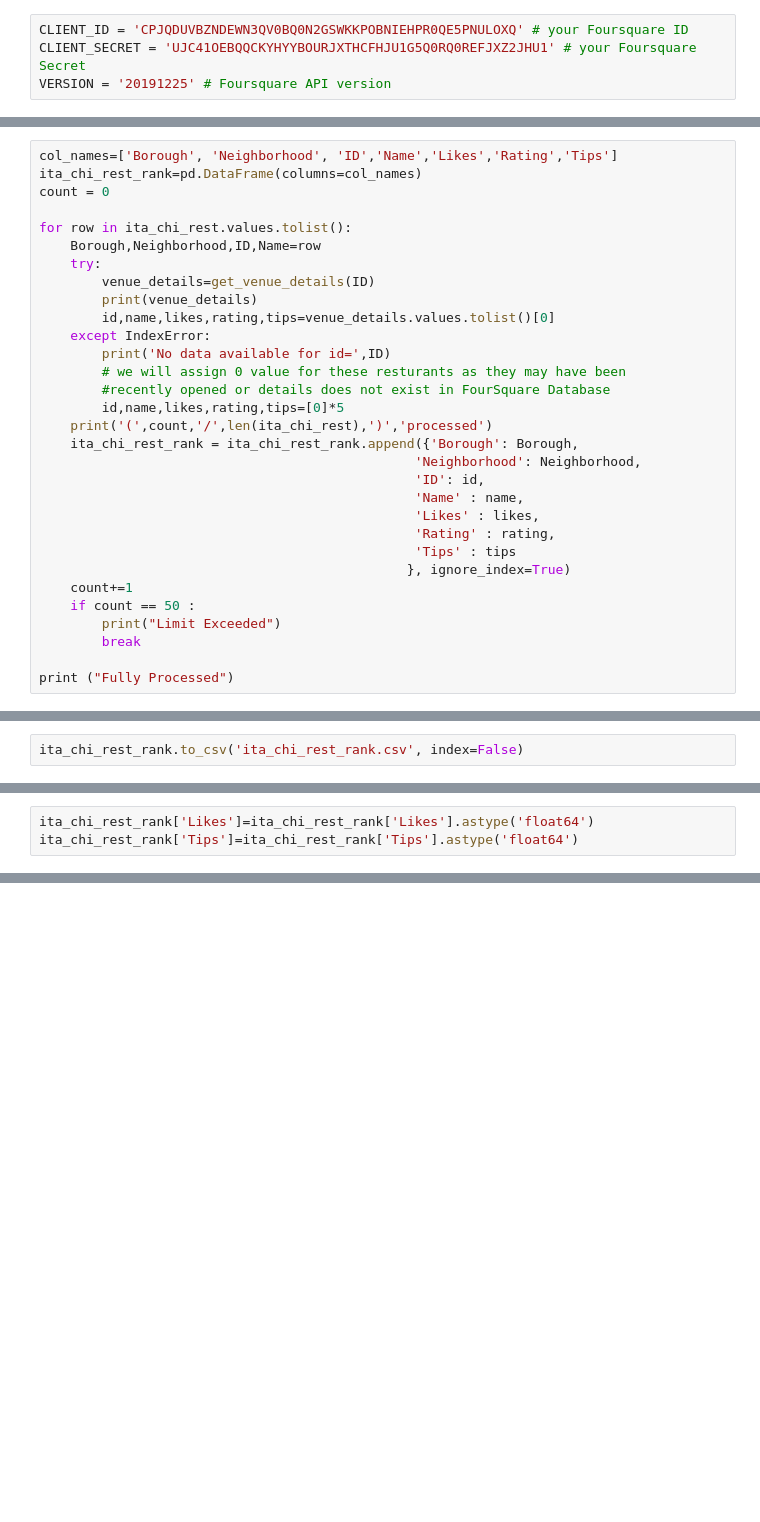
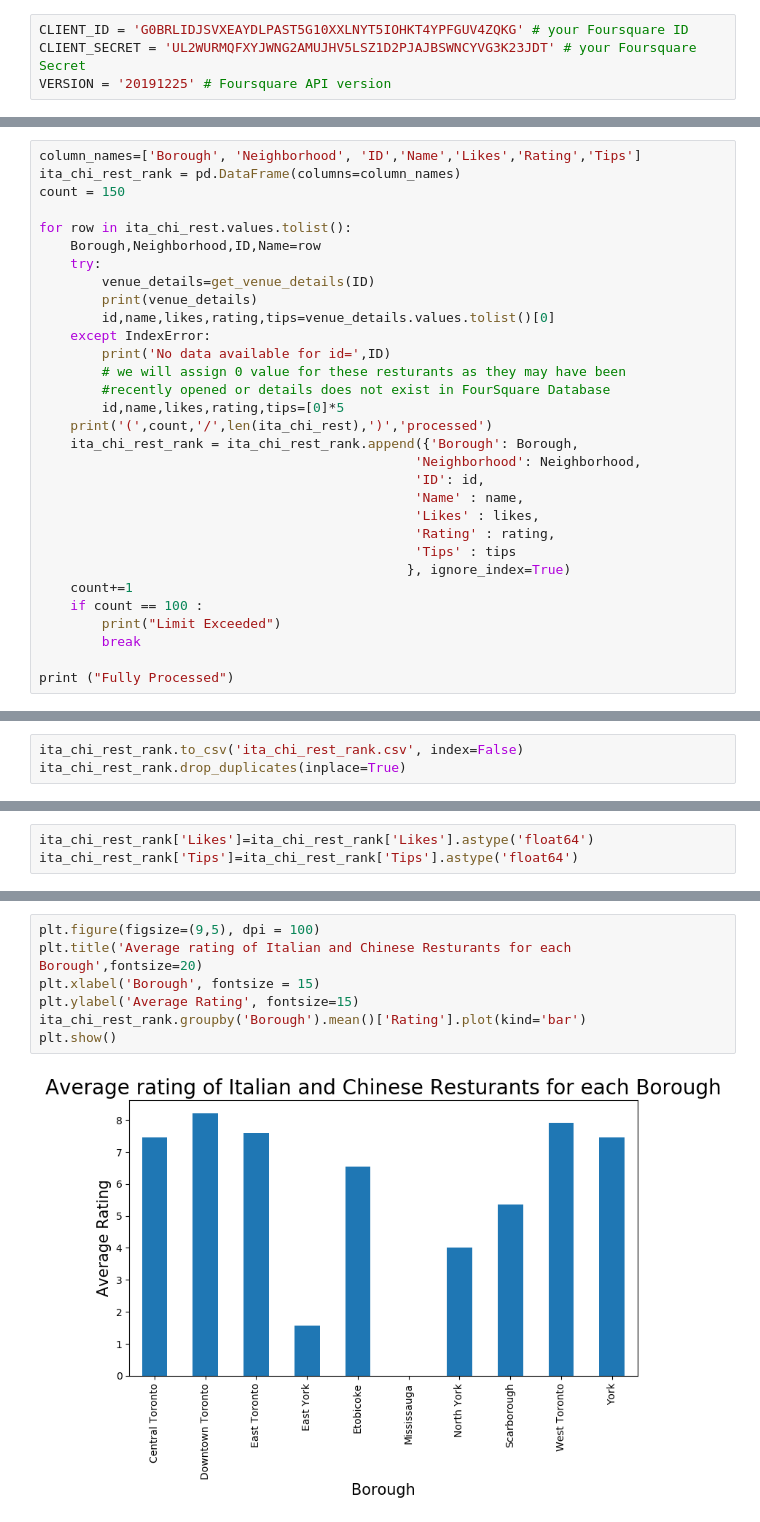
Before and after one commit to ichishiro1997/Coursera_Capstone, a Jupyter notebook: The Battle of Neighborhoods_PART 2.ipynb, the cells around one changed output, grey strips where cells are left out. Drawn from its saved outputs; the diff is of its cells as text; blank space fills up the shorter version.

```diff
--- a/The Battle of Neighborhoods_PART 2.ipynb
+++ b/The Battle of Neighborhoods_PART 2.ipynb
@@ -147,8 +147,8 @@ map_toronto
 # %% [markdown]
 ### FourSquare API Details
 # %%
-CLIENT_ID = 'CPJQDUVBZNDEWN3QV0BQ0N2GSWKKPOBNIEHPR0QE5PNULOXQ' # your Foursquare ID
-CLIENT_SECRET = 'UJC41OEBQQCKYHYYBOURJXTHCFHJU1G5Q0RQ0REFJXZ2JHU1' # your Foursquare Secret
+CLIENT_ID = 'G0BRLIDJSVXEAYDLPAST5G10XXLNYT5IOHKT4YPFGUV4ZQKG' # your Foursquare ID
+CLIENT_SECRET = 'UL2WURMQFXYJWNG2AMUJHV5LSZ1D2PJAJBSWNCYVG3K23JDT' # your Foursquare Secret
 VERSION = '20191225' # Foursquare API version
 # %% [markdown]
 ### Define function to get like count, tips, ratings etc for ranking the restaurants
@@ -319,9 +321,9 @@ The neighborhood with the least amount of italian and chinese restaurants is Yor
 # %% [markdown]
 ### Rank the Restaurants
 # %%
-col_names=['Borough', 'Neighborhood', 'ID','Name','Likes','Rating','Tips']
-ita_chi_rest_rank=pd.DataFrame(columns=col_names)
-count = 0
+column_names=['Borough', 'Neighborhood', 'ID','Name','Likes','Rating','Tips']
+ita_chi_rest_rank = pd.DataFrame(columns=column_names)
+count = 150
 
 for row in ita_chi_rest.values.tolist():
     Borough,Neighborhood,ID,Name=row
@@ -344,7 +346,7 @@ for row in ita_chi_rest.values.tolist():
                                                 'Tips' : tips
                                                }, ignore_index=True)
     count+=1
-    if count == 50 :
+    if count == 100 :
         print("Limit Exceeded")
         break
 
@@ -381,2 +376,3 @@ ita_chi_rest_rank.head()
 # %%
 ita_chi_rest_rank.to_csv('ita_chi_rest_rank.csv', index=False)
+ita_chi_rest_rank.drop_duplicates(inplace=True)
@@ -396,0 +447,9 @@ ne.shape
+# %%
+plt.figure(figsize=(9,5), dpi = 100)
+plt.title('Average rating of Italian and Chinese Resturants for each Borough',fontsize=20)
+plt.xlabel('Borough', fontsize = 15)
+plt.ylabel('Average Rating', fontsize=15)
+ita_chi_rest_rank.groupby('Borough').mean()['Rating'].plot(kind='bar')
+plt.show()
+# %% [output]
+[figure, added]
```
Also changed, not shown: parts of 30 cells of this notebook.
